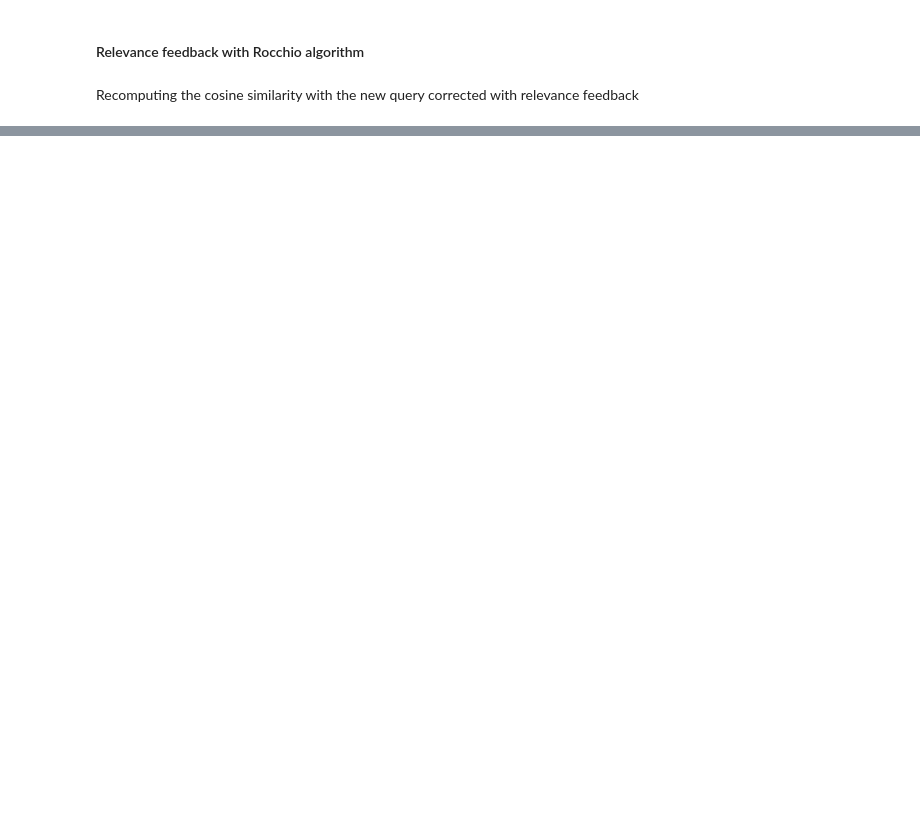
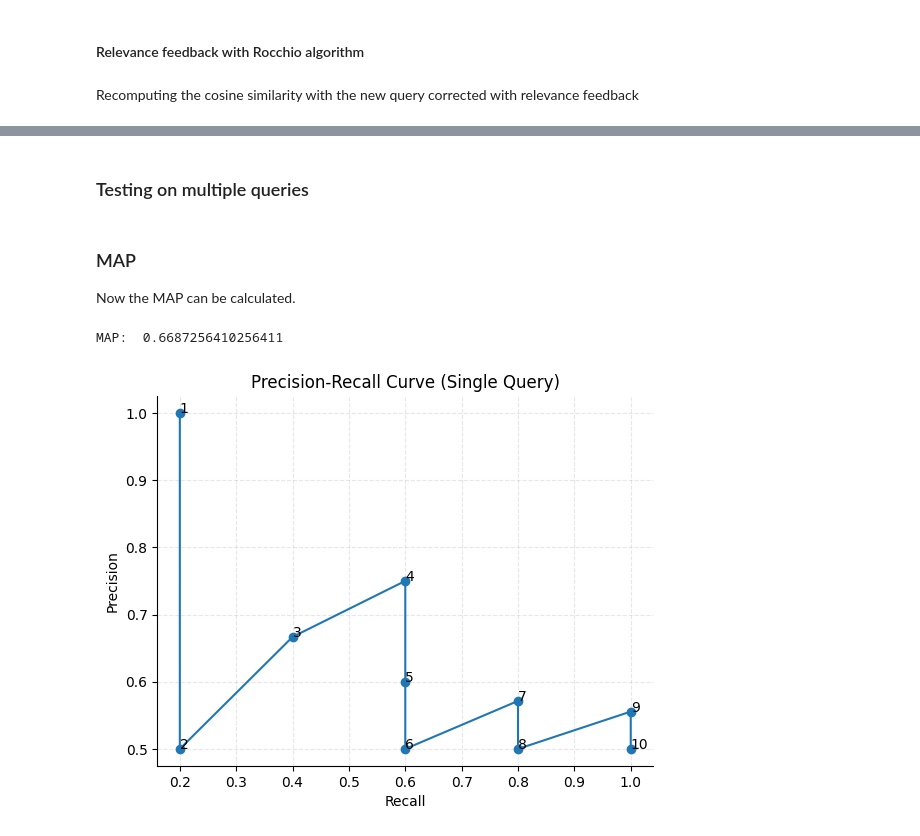
Before and after one commit to panguccio/Recipe-Retrieval, a Jupyter notebook: recipe_retrieval.ipynb, the cells around one changed output, grey strips where cells are left out. Cells and saved outputs as stored; diff of their text form; code cells hidden in the pictures; blank space fills up the shorter version.

```diff
--- a/recipe_retrieval.ipynb
+++ b/recipe_retrieval.ipynb
@@ -173,11 +173,12 @@ from tqdm import tqdm
 from src.core.models import Term, PostingList
 from src.utils.tokenize import tokenize
 
+# we take just a subset of all the recipes for demonstration purposes
+corpus = {str(k): corpus[str(k)] for k in range(100)}
+
 class ExampleInvertedIndex(InvertedIndex):
 
     def populate_index(self, corpus):
-        # we take just the first
-        corpus = {k: corpus[str(k)] for k in range(400)}
 
         # First pass: build posting lists for every (token, zone) pair
         for doc_id in tqdm(corpus, desc="Indexing", unit="doc"):
@@ -361,0 +399,2 @@ ID: 373 | Sim: 0.1041 | Recipe: Shrimp with Cocktail Sauce
+# %% [markdown]
+### Testing on multiple queries
@@ -361,0 +425,47 @@ ID: 373 | Sim: 0.1041 | Recipe: Shrimp with Cocktail Sauce
+# %% [markdown]
+### MAP
+
+Now the MAP can be calculated.
+# %%
+print("MAP: ", np.mean(aps))
+# %% [output]
+MAP:  0.6687256410256411
+# %%
+import matplotlib.pyplot as plt
+
+# Esempio: lista binaria delle rilevanze nella ranked list (1 = rilevante, 0 = non rilevante)
+relevance = [1, 0, 1, 1, 0, 0, 1, 0, 1, 0]
+
+# Numero totale di documenti rilevanti nella collezione (ground truth)
+total_relevant = sum(relevance)
+
+precisions = []
+recalls = []
+
+relevant_so_far = 0
+
+for i, rel in enumerate(relevance, start=1):
+    if rel == 1:
+        relevant_so_far += 1
+
+    precision = relevant_so_far / i
+    recall = relevant_so_far / total_relevant if total_relevant > 0 else 0
+
+    precisions.append(precision)
+    recalls.append(recall)
+
+# Plot
+plt.figure()
+plt.plot(recalls, precisions, marker='o')
+plt.xlabel('Recall')
+plt.ylabel('Precision')
+plt.title('Precision-Recall Curve (Single Query)')
+plt.grid(True)
+
+# Annota ogni punto con l'indice del documento
+for i, (r, p) in enumerate(zip(recalls, precisions), start=1):
+    plt.text(r, p, str(i))
+
+plt.show()
+# %% [output]
+[figure, added]
```
Also changed, not shown: parts of 14 cells of this notebook.
